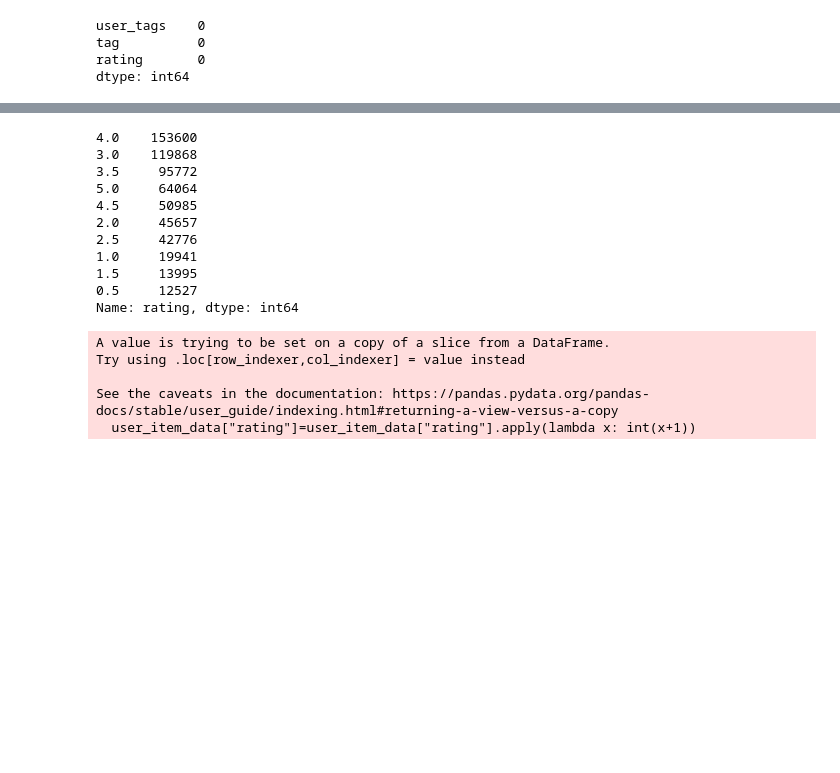
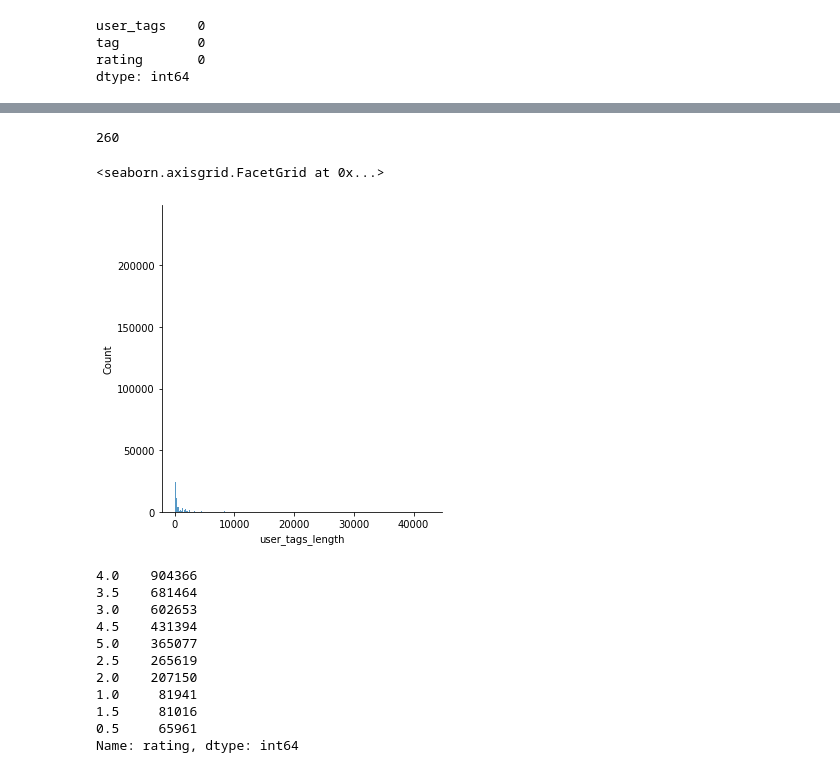
Before and after one commit to ashwiniyer176/MovieLens-Recommendation-System, a Jupyter notebook: notebooks/Data_Cleaning.ipynb, the cells around one changed output, grey strips where cells are left out. Cells and saved outputs as stored; diff of their text form; code cells hidden in the pictures; blank space fills up the shorter version.

```diff
--- a/notebooks/Data_Cleaning.ipynb
+++ b/notebooks/Data_Cleaning.ipynb
@@ -123,3 +107,5 @@ user_item_data
+# %%
+user_item_data.rename(columns={"user_given_tags":"user_tags"},inplace=True)
 # %%
 user_item_data=user_item_data[["user_tags","tag","rating"]]
 # %%
@@ -146,8 +153,10 @@ dtype: int64
 # %%
 def preprocess_string(s):
+    s=s.lower()
     s=set(s.split("|"))
     s="|".join(s)
     s=s.replace("|"," ")
     preprocessed=re.sub("[^a-zA-Z\s]","",s)
+    preprocessed=re.sub(r"\s{2,}", " ",preprocessed)
     return preprocessed
 # %%
@@ -170,0 +169,3 @@ See the caveats in the documentation: https://pandas.pydata.org/pandas-docs/stab
+# %%
+user_item_data["user_tags_length"]=user_item_data["user_tags"].apply(lambda x: len(x))
+user_item_data["movie_tag_length"]=user_item_data["tag"].apply(lambda x:len(x))
@@ -171,25 +204,28 @@ See the caveats in the documentation: https://pandas.pydata.org/pandas-docs/stab
+# %%
+user_item_data["movie_tag_length"].max()
+# %% [output]
+260
+# %%
+sns.displot(user_item_data["user_tags_length"])
+# %% [output]
+<seaborn.axisgrid.FacetGrid at 0x...>
+[figure, added]
 # %%
 user_item_data["rating"].value_counts()
 # %% [output]
-4.0    153600
-3.0    119868
-3.5     95772
-5.0     64064
-4.5     50985
-2.0     45657
-2.5     42776
-1.0     19941
-1.5     13995
-0.5     12527
+4.0    904366
+3.5    681464
+3.0    602653
+4.5    431394
+5.0    365077
+2.5    265619
+2.0    207150
+1.0     81941
+1.5     81016
+0.5     65961
 Name: rating, dtype: int64
 # %%
 user_item_data["rating"]=user_item_data["rating"].apply(lambda x: int(x+1))
-# %% [output]
-A value is trying to be set on a copy of a slice from a DataFrame.
-Try using .loc[row_indexer,col_indexer] = value instead
-
-See the caveats in the documentation: https://pandas.pydata.org/pandas-docs/stable/user_guide/indexing.html#returning-a-view-versus-a-copy
-  user_item_data["rating"]=user_item_data["rating"].apply(lambda x: int(x+1))
 # %%
 train,test=train_test_split(user_item_data,test_size=0.35)
 test,validation=train_test_split(user_item_data,test_size=0.5)
```
Also changed, not shown: parts of 13 cells of this notebook.
